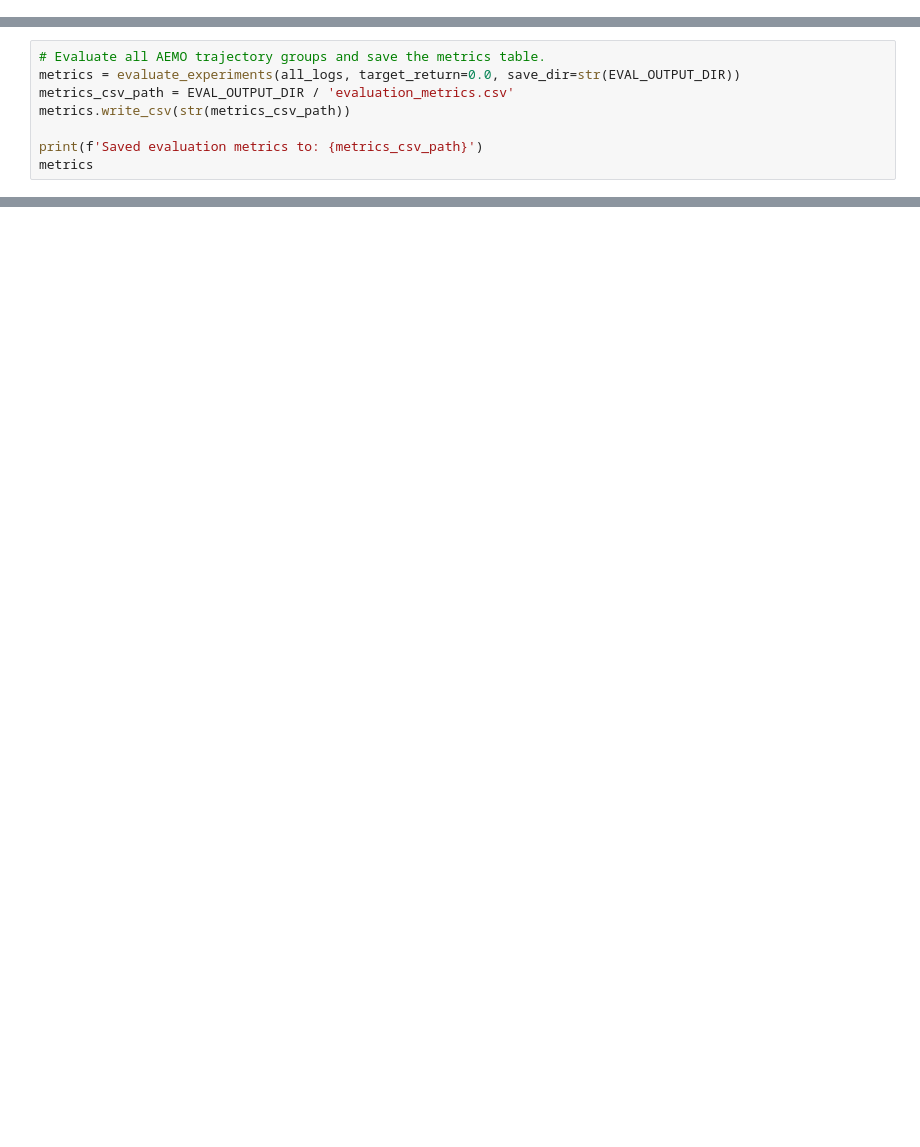
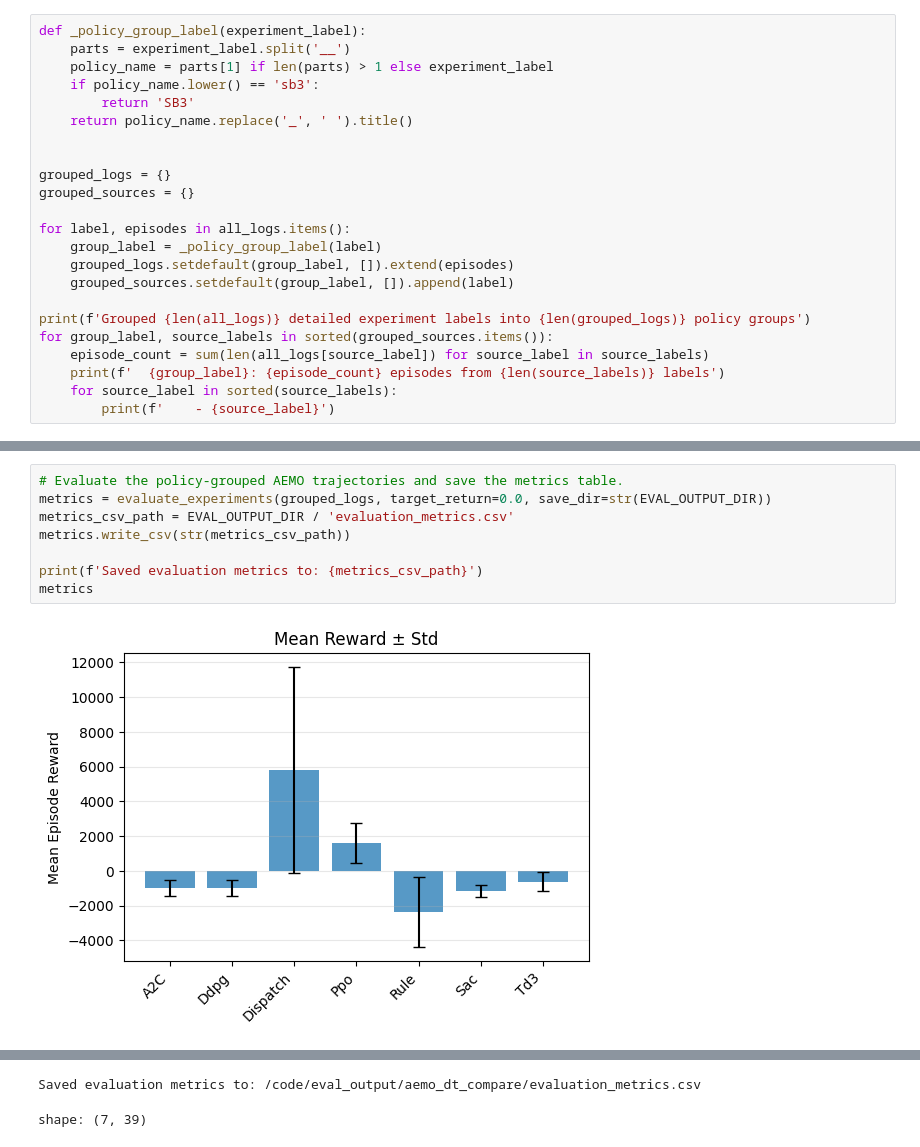
Before and after one commit to mrvictoru/energydecision, a Jupyter notebook: aemo_eval.ipynb, the cells around one changed output, grey strips where cells are left out. Cells and saved outputs as stored; diff of their text form; blank space fills up the shorter version.

Commit message:
group policies in aemo_eval notebook

```diff
--- a/aemo_eval.ipynb
+++ b/aemo_eval.ipynb
@@ -60,0 +83,23 @@ if skipped_outputs:
+# %%
+def _policy_group_label(experiment_label):
+    parts = experiment_label.split('__')
+    policy_name = parts[1] if len(parts) > 1 else experiment_label
+    if policy_name.lower() == 'sb3':
+        return 'SB3'
+    return policy_name.replace('_', ' ').title()
+
+
+grouped_logs = {}
+grouped_sources = {}
+
+for label, episodes in all_logs.items():
+    group_label = _policy_group_label(label)
+    grouped_logs.setdefault(group_label, []).extend(episodes)
+    grouped_sources.setdefault(group_label, []).append(label)
+
+print(f'Grouped {len(all_logs)} detailed experiment labels into {len(grouped_logs)} policy groups')
+for group_label, source_labels in sorted(grouped_sources.items()):
+    episode_count = sum(len(all_logs[source_label]) for source_label in source_labels)
+    print(f'  {group_label}: {episode_count} episodes from {len(source_labels)} labels')
+    for source_label in sorted(source_labels):
+        print(f'    - {source_label}')
@@ -61,8 +124,10 @@ if skipped_outputs:
 # %%
-# Evaluate all AEMO trajectory groups and save the metrics table.
-metrics = evaluate_experiments(all_logs, target_return=0.0, save_dir=str(EVAL_OUTPUT_DIR))
+# Evaluate the policy-grouped AEMO trajectories and save the metrics table.
+metrics = evaluate_experiments(grouped_logs, target_return=0.0, save_dir=str(EVAL_OUTPUT_DIR))
 metrics_csv_path = EVAL_OUTPUT_DIR / 'evaluation_metrics.csv'
 metrics.write_csv(str(metrics_csv_path))
 
 print(f'Saved evaluation metrics to: {metrics_csv_path}')
 metrics
+# %% [output]
+[figure, added]
@@ -68,0 +137,2 @@ metrics
+Saved evaluation metrics to: /code/eval_output/aemo_dt_compare/evaluation_metrics.csv
+shape: (7, 39)
```
Also changed, not shown: parts of 7 cells of this notebook, 5 other files.
